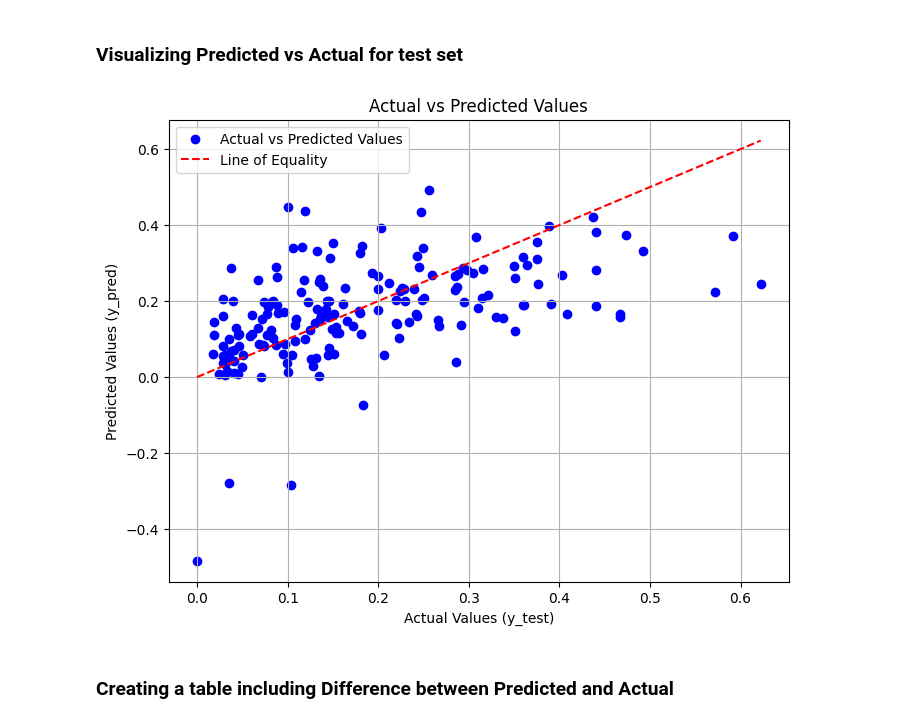
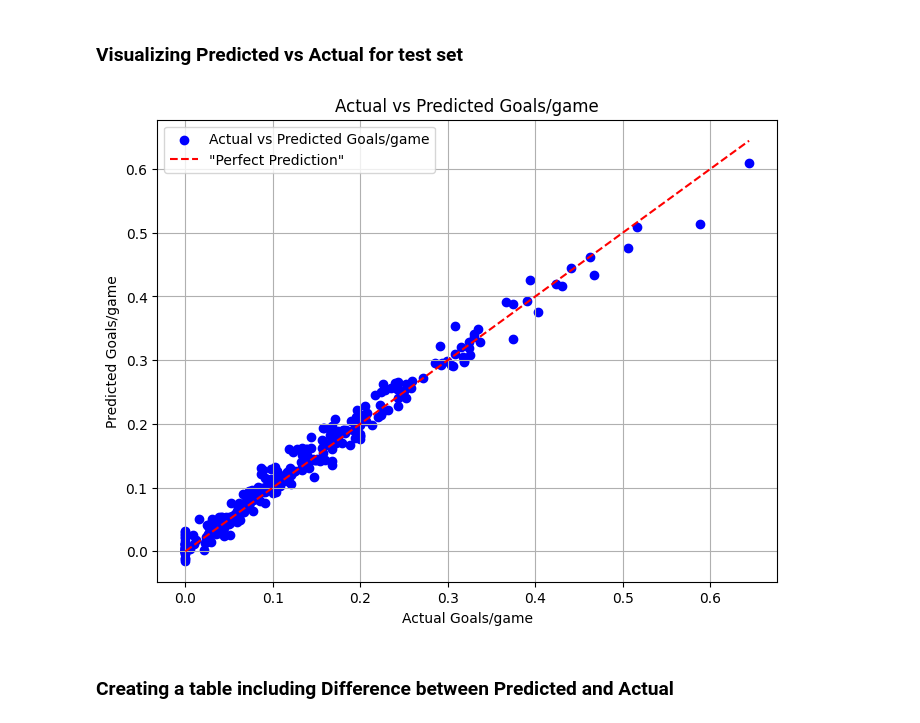
Before and after one commit to JoshCroasdale/Capstone-Project-2024, a Jupyter notebook: Capstone_NeuralNetwork_Notebook.ipynb, the cells around one changed output. Saved outputs shown, nothing was run; the diff lists cells and outputs as text; code cells hidden in the pictures.

```diff
--- a/Capstone_NeuralNetwork_Notebook.ipynb
+++ b/Capstone_NeuralNetwork_Notebook.ipynb
@@ -564,6 +604,6 @@ Mean Squared Error: MeanSquaredError(name=mean_squared_error,dtype=float32)
 # %% [markdown]
 # Three year weighted average DataFrame with advanced stats added
 # %%
-three_yr_df = pd.read_csv("C:/Users/joshm/Documents/BrainStation/three_yr_df2.csv", index_col=0)
+three_yr_df = pd.read_csv("C:/Users/joshm/Documents/BrainStation/three_yr_df3.csv", index_col=0)
 three_yr_df
 # %% [output]
@@ -644,6 +684,6 @@ Epoch 20/20
 ### Calculating MSE and RMSE
 # %%
 print(y_test.shape)
-y_pred = y_pred.reshape((180,))
+y_pred = y_pred.reshape((320,))
 print(y_pred.shape)
 # %% [output]
@@ -727,16 +808,16 @@ Calculating MSE and RMSE
 # %%
 # Plot y_pred vs y_test
 plt.figure(figsize=(8, 6))
-plt.scatter(y_test, y_pred, color='blue', label='Actual vs Predicted Values')
-plt.plot([y_test.min(), y_test.max()], [y_test.min(), y_test.max()], color='red', linestyle='--', label='Line of Equality')
-plt.xlabel('Actual Values (y_test)')
-plt.ylabel('Predicted Values (y_pred)')
-plt.title('Actual vs Predicted Values')
+plt.scatter(y_test, y_pred, color='blue', label='Actual vs Predicted Goals/game')
+plt.plot([y_test.min(), y_test.max()], [y_test.min(), y_test.max()], color='red', linestyle='--', label='"Perfect Prediction"')
+plt.xlabel('Actual Goals/game')
+plt.ylabel('Predicted Goals/game')
+plt.title('Actual vs Predicted Goals/game')
 plt.legend()
 plt.grid(True)
 plt.show()
 # %% [output]
-[figure, old version]
+[figure, new version]
 # %% [markdown]
 ### Creating a table including Difference between Predicted and Actual
 # %%
```
Also changed, not shown: parts of 49 cells of this notebook.
